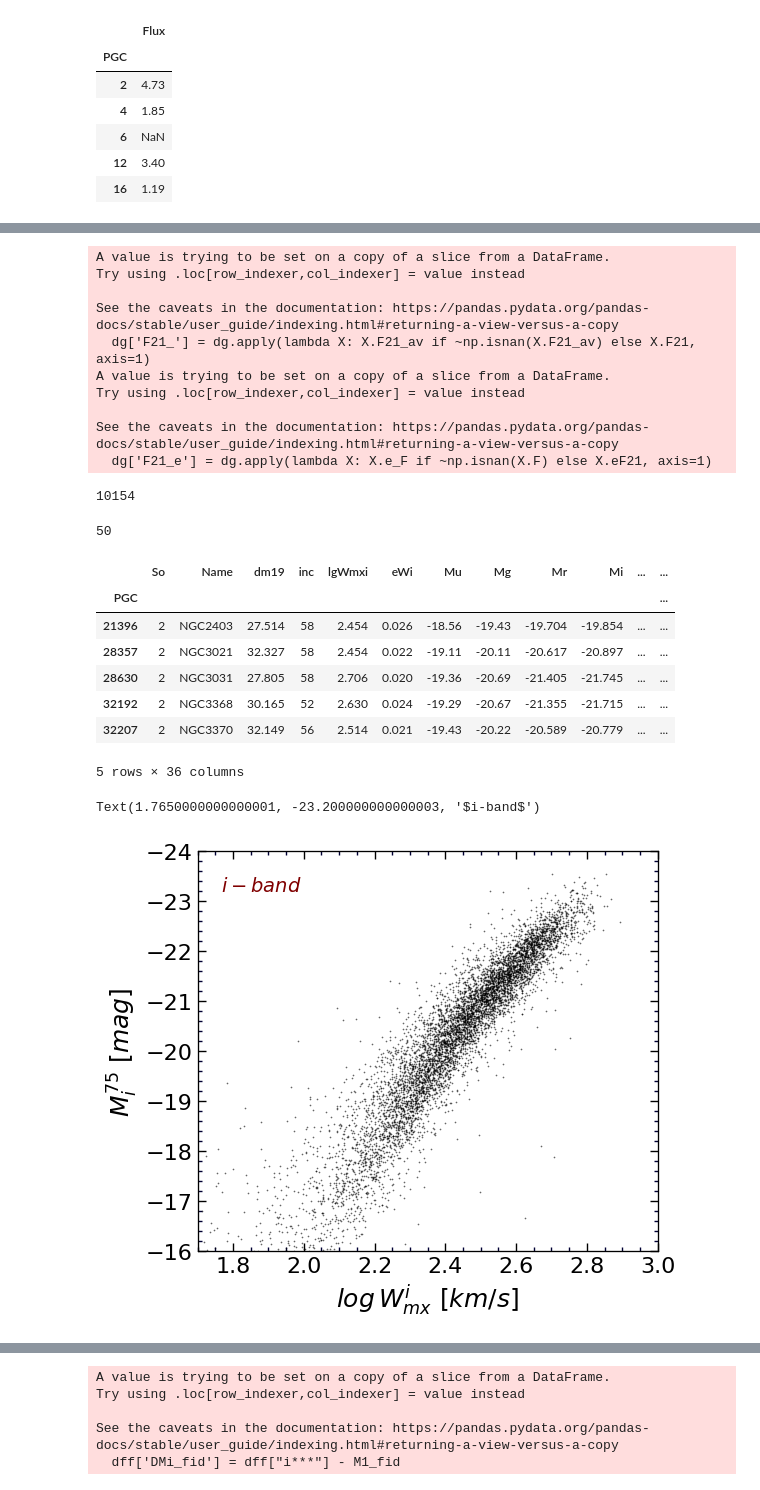
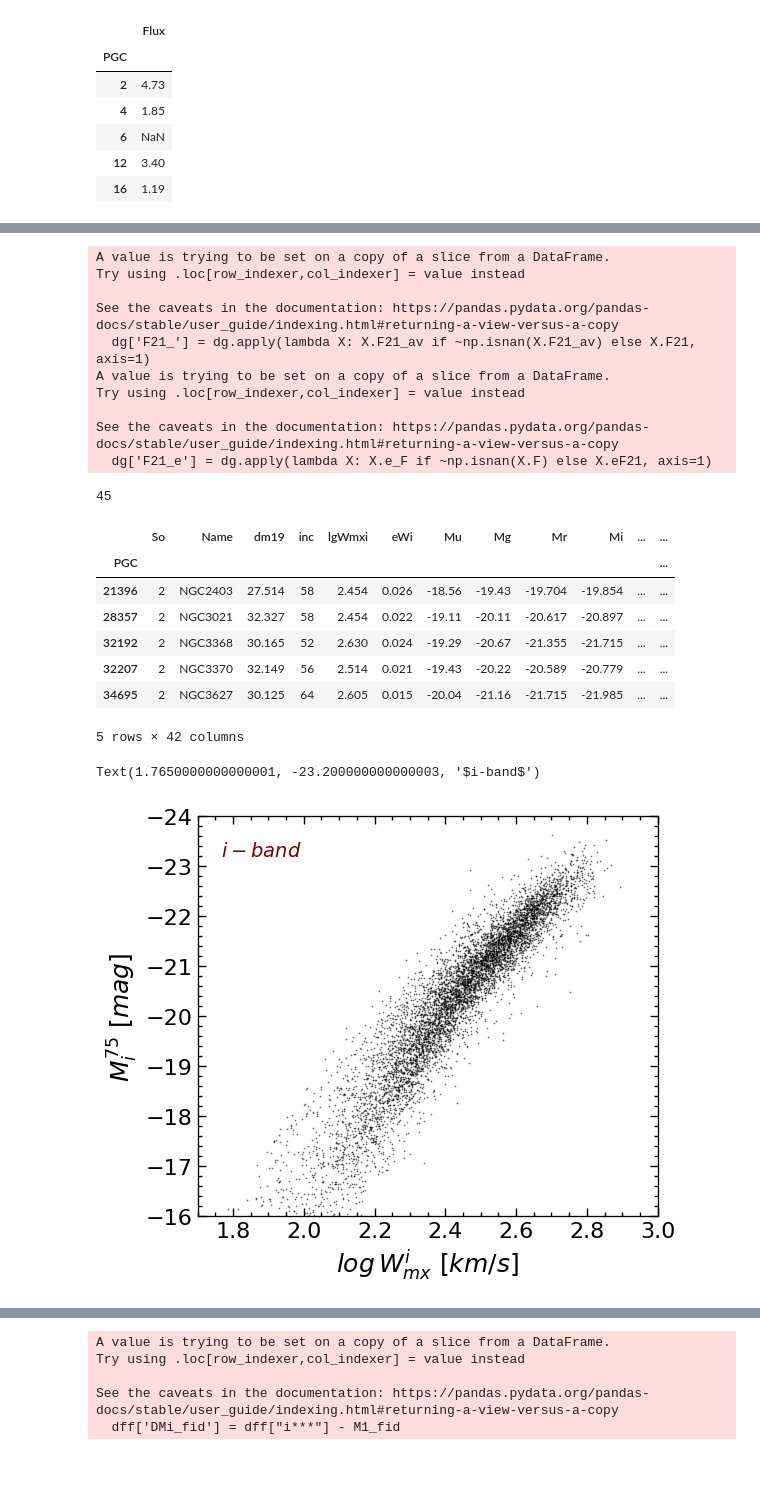
Before and after one commit to ekourkchi/test_TFRcatal, a Jupyter notebook: BTFR_i.ipynb, the cells around one changed output, grey strips where cells are left out. Saved outputs shown, nothing was run; the diff lists cells and outputs as text; code cells hidden in the pictures.

```diff
--- a/BTFR_i.ipynb
+++ b/BTFR_i.ipynb
@@ -63,3 +63,18 @@ def set_axes(ax, xlim=None, ylim=None, fontsize=16, twinx=True, twiny=True, mino
                     tick.label.set_fontsize(fontsize)
 
         return x_ax, y_ax
+# %%
+# df = pd.read_csv("edd_cf4_refined.csv", sep='|')
+df = pd.read_csv("btfr_brent_updated.csv", sep='|')
+
+for col in df.columns:
+    newcol = col.strip()
+    df.rename(columns={col:newcol}, inplace=True)
+
+df = df.rename(columns={"e_F21":"eF21"})
+
+df = df.set_index("PGC")
+print(df.columns)
+print(len(df))
+
+df.head()
@@ -177,13 +172,6 @@ len(dg)
 
 df["F21"] = dg.F21_
 df["eF21"] = dg.F21_e
-
-
-new_drop = pd.read_csv("drop_january2021.bar", sep='|')
-
-df = df.drop(new_drop.PGC.values, errors='ignore')
-
-len(df)
 # %% [output]
 A value is trying to be set on a copy of a slice from a DataFrame.
 Try using .loc[row_indexer,col_indexer] = value instead
@@ -195,7 +183,6 @@ Try using .loc[row_indexer,col_indexer] = value instead
 
 See the caveats in the documentation: https://pandas.pydata.org/pandas-docs/stable/user_guide/indexing.html#returning-a-view-versus-a-copy
   dg['F21_e'] = dg.apply(lambda X: X.e_F if ~np.isnan(X.F) else X.eF21, axis=1)
-10154
 # %%
 calib = pd.read_csv("../calibrators/allzpa_labels.csv", sep=',')
 
@@ -214,30 +201,49 @@ calib = calib[(calib.Qs>2) & (calib['i']>0)]
 calib['Dist'] = 10**((calib.dm19-25)/5.)
 calib['Mass_HI'] = 2.356E5 * calib.F21 * (calib.Dist**2)
 
+
+for waveband in ['g***','r***','i***','z***']:
+    calib[waveband] = calib.apply(lambda x: x[waveband] if x[waveband]!=0 else np.nan, axis=1)
+for waveband in ['g','r','i','z']:
+    calib[waveband+'***'] = calib.apply(lambda x: x[waveband+'***'] if x[waveband]!=0 else np.nan, axis=1)
+
 calib['Mr'] = calib['r***']-calib.dm19
 calib['Mi'] = calib['i***']-calib.dm19
 calib['Mz'] = calib['z***']-calib.dm19
 calib['gi'] = calib["g***"]-calib['i***']
 
-alfa = 0.4356745719231558
-beta = 1.5772902772798747
-
+alfa = 0.4357
+beta = 1.5773
 calib['logMs_i'] = beta + alfa*calib.gi - 0.4*calib['Mi']
 calib['Ms_i'] = 10**calib.logMs_i
+
+alfa = 0.5974
+beta = 1.5653
+calib['logMs_r'] = beta + alfa*calib.gi - 0.4*calib['Mr']
+calib['Ms_r'] = 10**calib.logMs_r
+
+alfa = 0.3512
+beta = 1.5924
+calib['logMs_z'] = beta + alfa*calib.gi - 0.4*calib['Mz']
+calib['Ms_z'] = 10**calib.logMs_z
+
+calib['logMs_riz'] = calib[["logMs_r", "logMs_i", "logMs_z"]].mean(axis=1)
+calib['Ms_riz'] = 10**calib.logMs_riz
+
 calib = calib.dropna()
 
 print(len(calib))
 calib.head()
 # %% [output]
-50
+45
 |  | So | Name | dm19 | inc | lgWmxi | eWi | Mu | Mg | Mr | Mi | ... | ... |
 | PGC |  |  |  |  |  |  |  |  |  |  |  | ... |
 | 21396 | 2 | NGC2403 | 27.514 | 58 | 2.454 | 0.026 | -18.56 | -19.43 | -19.704 | -19.854 | ... | ... |
 | 28357 | 2 | NGC3021 | 32.327 | 58 | 2.454 | 0.022 | -19.11 | -20.11 | -20.617 | -20.897 | ... | ... |
-| 28630 | 2 | NGC3031 | 27.805 | 58 | 2.706 | 0.020 | -19.36 | -20.69 | -21.405 | -21.745 | ... | ... |
 | 32192 | 2 | NGC3368 | 30.165 | 52 | 2.630 | 0.024 | -19.29 | -20.67 | -21.355 | -21.715 | ... | ... |
 | 32207 | 2 | NGC3370 | 32.149 | 56 | 2.514 | 0.021 | -19.43 | -20.22 | -20.589 | -20.779 | ... | ... |
+| 34695 | 2 | NGC3627 | 30.125 | 64 | 2.605 | 0.015 | -20.04 | -21.16 | -21.715 | -21.985 | ... | ... |
-5 rows × 36 columns
+5 rows × 42 columns
 # %%
 def linear(x, m, b):
     return m*x+b
@@ -249,11 +255,24 @@ gamma = np.log10(0.5) + 0.4*5.91
 df['logMs_W1'] = gamma - 0.4*df['M1_75']
 df['Ms_W1'] = 10**df.logMs_W1
 
-alfa = 0.4356745719231558
-beta = 1.5772902772798747
-
+alfa = 0.4357
+beta = 1.5773
 df['logMs_i'] = beta + alfa*df.gi - 0.4*df['Mi_75']
 df['Ms_i'] = 10**df.logMs_i
 
+alfa = 0.5974
+beta = 1.5653
+df['logMs_r'] = beta + alfa*df.gi - 0.4*df['Mr_75']
+df['Ms_r'] = 10**df.logMs_r
+
+alfa = 0.3512
+beta = 1.5924
+df['logMs_z'] = beta + alfa*df.gi - 0.4*df['Mz_75']
+df['Ms_z'] = 10**df.logMs_z
+
 df['Mass_HI'] = 2.356E5 * df.F21 * (df.D75**2)
+
+
+df['logMs_riz'] = df[["logMs_r", "logMs_i", "logMs_z"]].mean(axis=1)
+df['Ms_riz'] = 10**df.logMs_riz
 # %%
@@ -351,35 +370,35 @@ set_axes(ax, (1.7,3), (-16,-24))
 
 
 Wh = (M0-b10)/m10+2.5
 Wl = (M0-b20)/m20+2.5
 
 W0 = 0.5*(Wh+Wl)
 
 N = len(X0)
 Mfid = np.zeros(N)
 for i in range(N):
 
     if X0[i]<W0:
         Mf = m20*(X0[i]-2.5)+b20
     else:
         Mf = m10*(X0[i]-2.5)+b10
 
     Mfid[i] = Mf
 
 delta = Y0-Mfid
-keep, = np.where(np.abs(delta)<10.0*np.std(delta))
+keep, = np.where(np.abs(delta)<3.5*np.std(delta))
 
 ## scatter plot
 ax.plot(X0[keep], Y0[keep], 'ko', alpha=0.6, ms=1.2, mfc='k', mec='none')
 
 
 Ylm = ax.get_ylim() ; Xlm = ax.get_xlim()
 x0 = 0.95*Xlm[0]+0.05*Xlm[1]
 y0 = 0.1*Ylm[0]+0.90*Ylm[1]
 ax.text(x0,y0, r"$i-band$", fontsize=14, color='maroon')
 # %% [output]
 Text(1.7650000000000001, -23.200000000000003, '$i-band$')
-[figure, old version]
+[figure, new version]
 # %%
 PGC_outlier_1 = [    356,    1286,    1553,    2080,    2266,    2768,    3084,
           3174,    3235,    3717,    3763,    5043,    6054,    6438,
```
Also changed, not shown: parts of 12 cells of this notebook, 4 other files.
